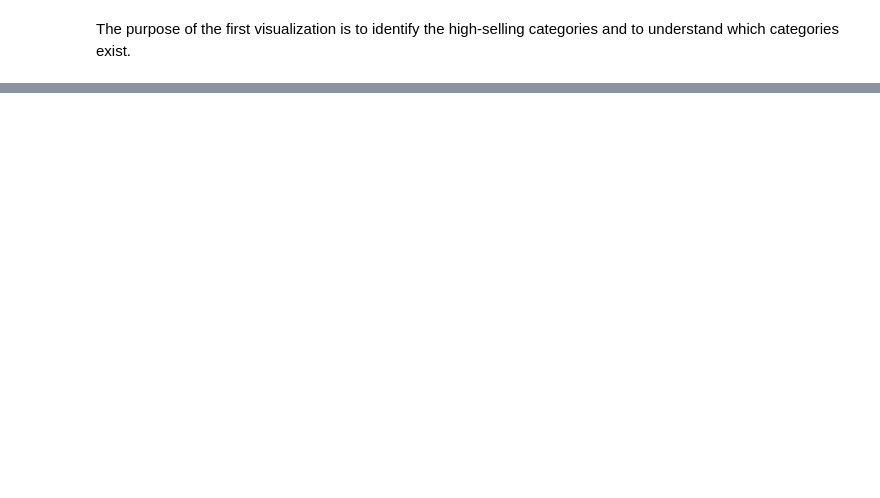
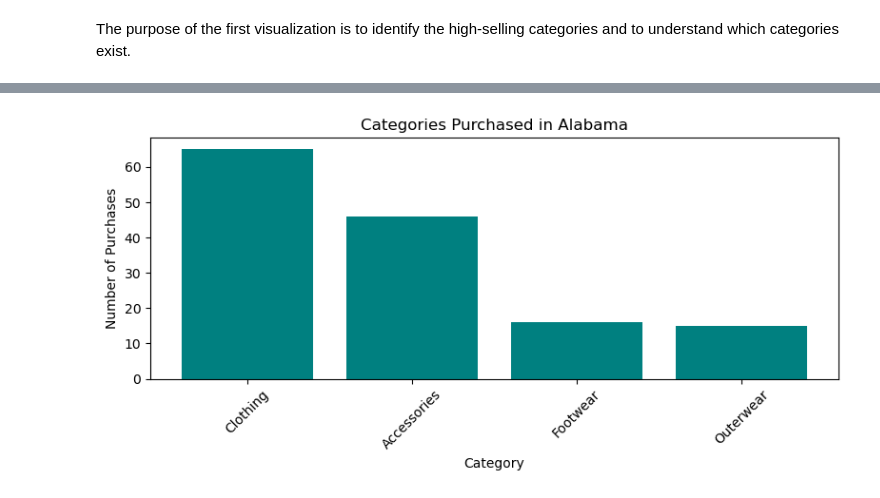
Before and after one commit to andreaholstein/Data-Science-Capstone, a Jupyter notebook: src/project/dds_visualizations.ipynb, the cells around one changed output, grey strips where cells are left out. Drawn from its saved outputs; the diff is of its cells as text; code cells hidden in the pictures; blank space fills up the shorter version.

```diff
--- a/src/project/dds_visualizations.ipynb
+++ b/src/project/dds_visualizations.ipynb
@@ -175,0 +161,22 @@ plt.show()
+# %%
+# Filter for Alabama
+alabama_df = df[df["Location"] == "Montana"]
+
+# Count how many purchases were made in each category
+category_counts = alabama_df["Category"].value_counts()
+
+# Plot
+import matplotlib.pyplot as plt
+
+fig, ax = plt.subplots(figsize=(8, 4))
+ax.bar(category_counts.index, category_counts.values, color='teal')
+
+ax.set_title("Categories Purchased in Alabama")
+ax.set_xlabel("Category")
+ax.set_ylabel("Number of Purchases")
+
+plt.xticks(rotation=45)
+plt.tight_layout()
+plt.show()
+# %% [output]
+[figure, added]
```
Also changed, not shown: parts of 15 cells of this notebook.
